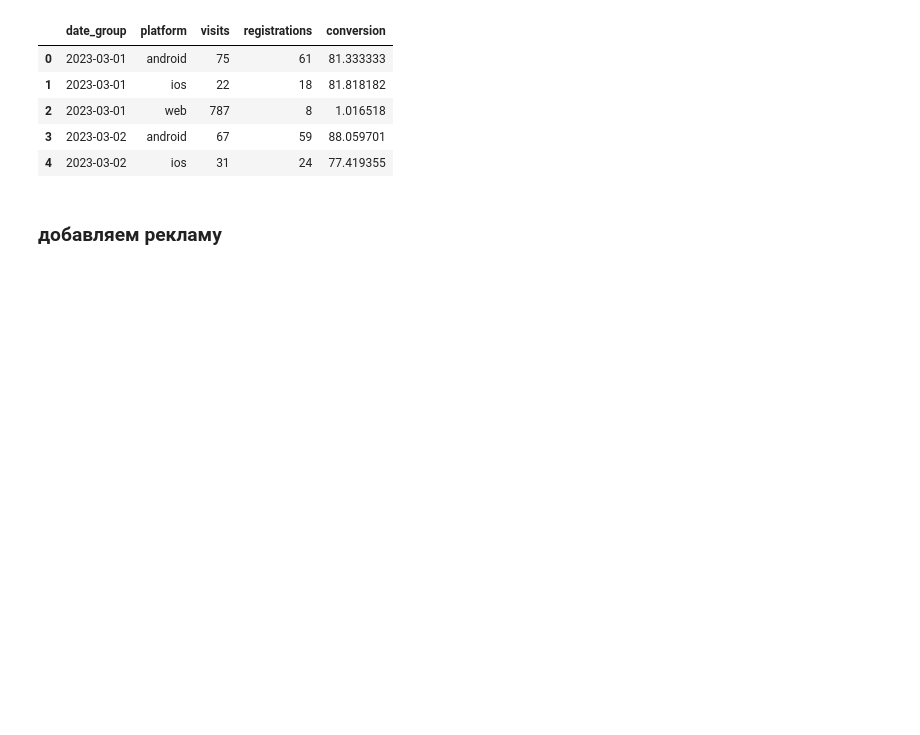
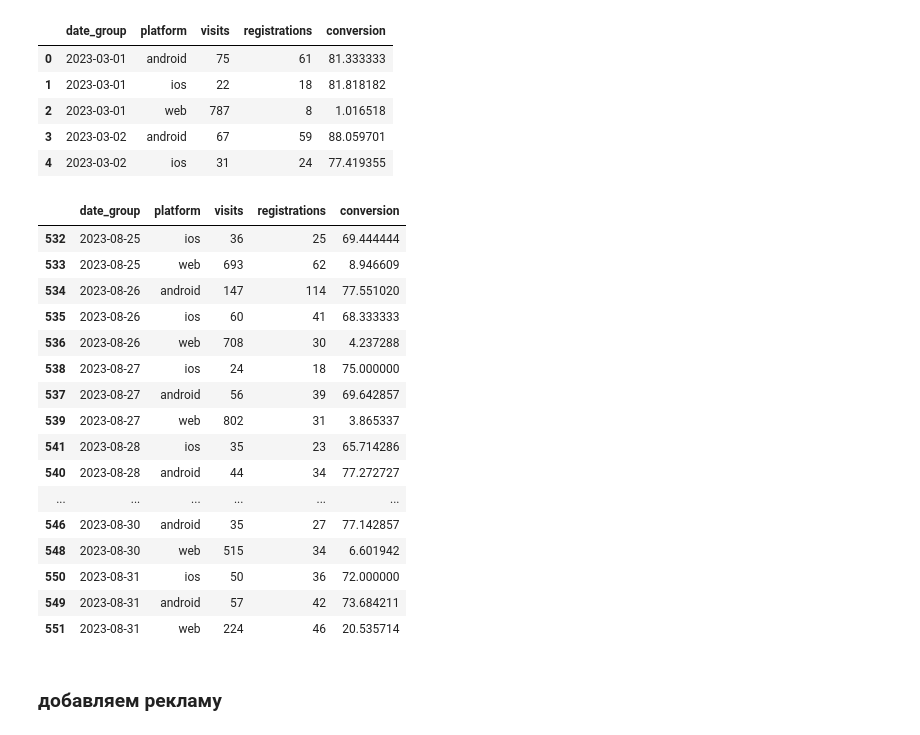
Before and after one commit to flinnhale/data-analytics-project-100, a Jupyter notebook: project-100.ipynb, the cells around one changed output. Saved outputs shown, nothing was run; the diff lists cells and outputs as text; code cells hidden in the pictures; blank space fills up the shorter version.

```diff
--- a/project-100.ipynb
+++ b/project-100.ipynb
@@ -151,6 +151,26 @@ final_df.head()
 | 2 | 2023-03-01 | web | 787 | 8 | 1.016518 |
 | 3 | 2023-03-02 | android | 67 | 59 | 88.059701 |
 | 4 | 2023-03-02 | ios | 31 | 24 | 77.419355 |
+# %%
+final_df.tail(20)
+# %% [output]
+|  | date_group | platform | visits | registrations | conversion |
+| 532 | 2023-08-25 | ios | 36 | 25 | 69.444444 |
+| 533 | 2023-08-25 | web | 693 | 62 | 8.946609 |
+| 534 | 2023-08-26 | android | 147 | 114 | 77.551020 |
+| 535 | 2023-08-26 | ios | 60 | 41 | 68.333333 |
+| 536 | 2023-08-26 | web | 708 | 30 | 4.237288 |
+| 538 | 2023-08-27 | ios | 24 | 18 | 75.000000 |
+| 537 | 2023-08-27 | android | 56 | 39 | 69.642857 |
+| 539 | 2023-08-27 | web | 802 | 31 | 3.865337 |
+| 541 | 2023-08-28 | ios | 35 | 23 | 65.714286 |
+| 540 | 2023-08-28 | android | 44 | 34 | 77.272727 |
+| ... | ... | ... | ... | ... | ... |
+| 546 | 2023-08-30 | android | 35 | 27 | 77.142857 |
+| 548 | 2023-08-30 | web | 515 | 34 | 6.601942 |
+| 550 | 2023-08-31 | ios | 50 | 36 | 72.000000 |
+| 549 | 2023-08-31 | android | 57 | 42 | 73.684211 |
+| 551 | 2023-08-31 | web | 224 | 46 | 20.535714 |
 # %% [markdown]
 ### добавляем рекламу
 # %%
```
Also changed, not shown: parts of 1 cell of this notebook, 1 other file.
